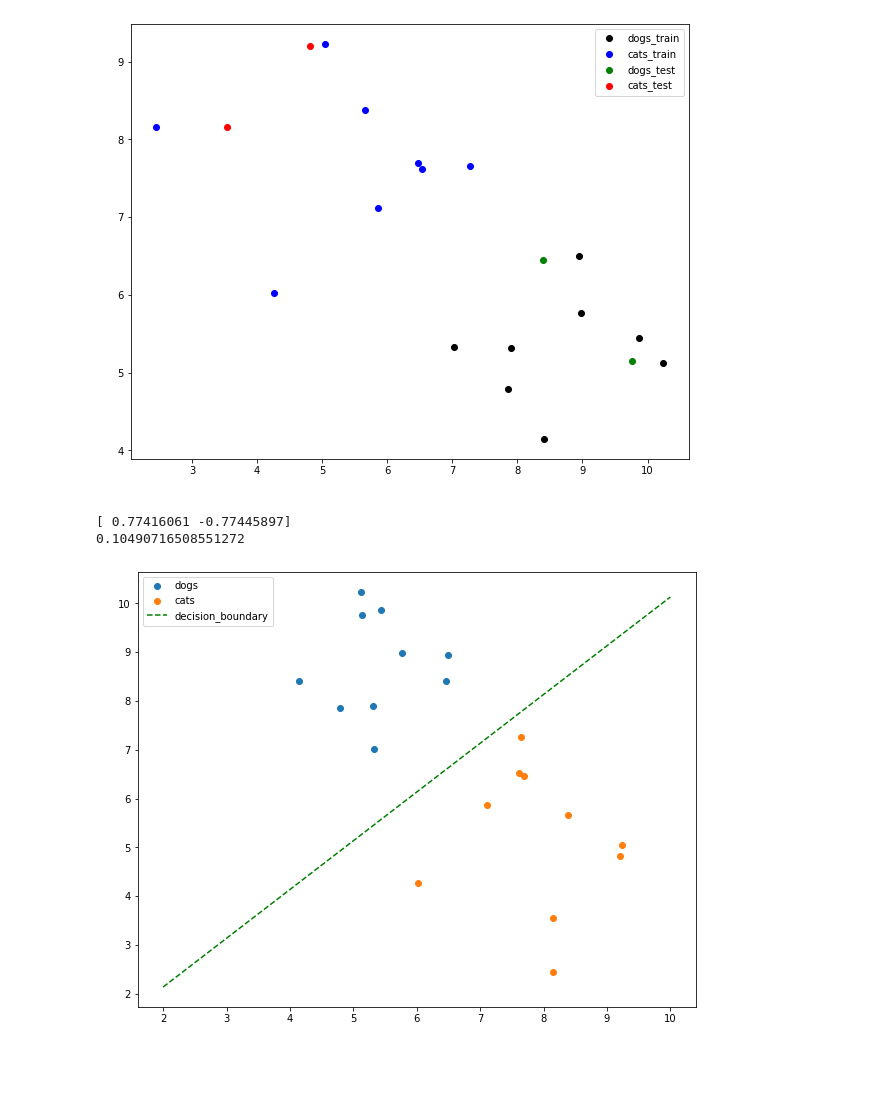
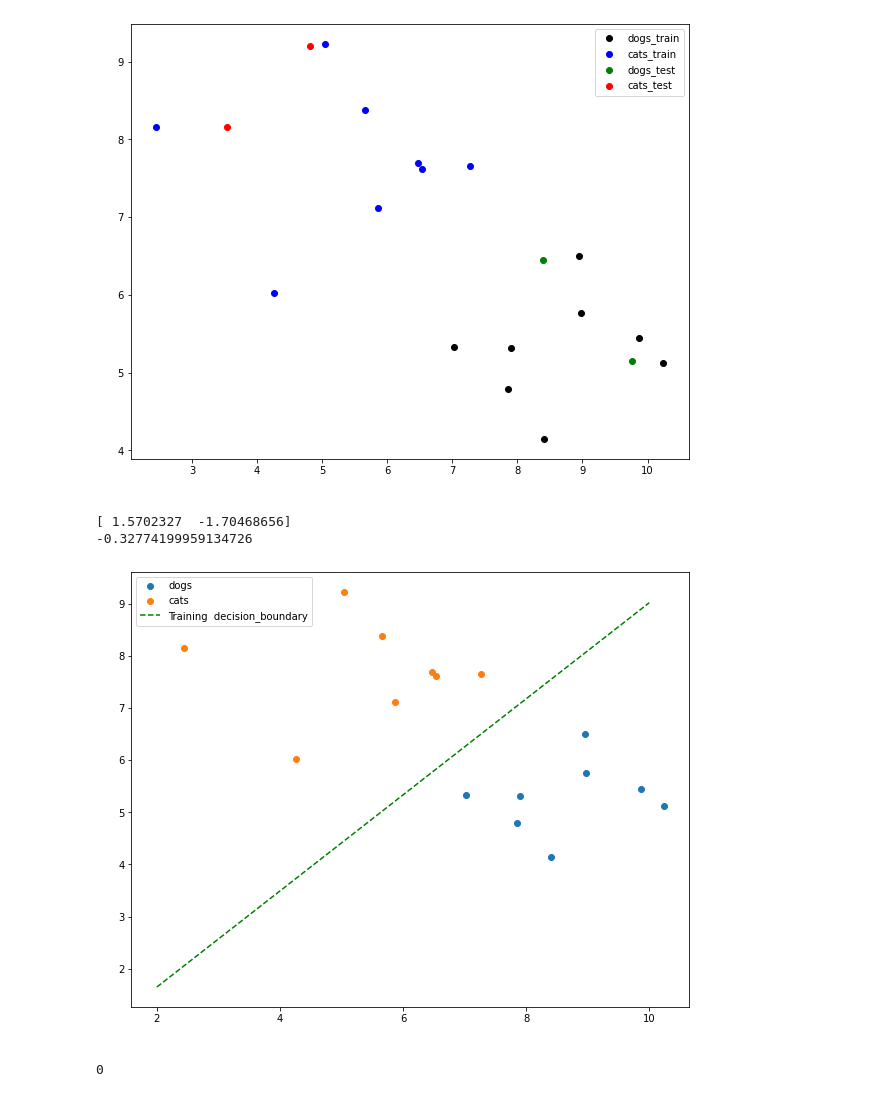
Before and after one commit to vardhanmamidi7/ML, a Jupyter notebook: classification_train.ipynb, the cells around one changed output. Cells and saved outputs as stored; diff of their text form; code cells hidden in the pictures.

Commit message:
commiting the code of linear classifier with  the test and train validation as well as k fold cross validation

```diff
--- a/classification_train.ipynb
+++ b/classification_train.ipynb
@@ -85,7 +83,7 @@ def random_linear_classifier(dogs_data,cats_data,k,d):
       best_theta=theta
       best_theta_not=theta_not
 
-    return best_theta,best_theta_not
+    return best_theta,best_theta_not,best_error
 # %%
 def compute_error(theta,theta_not,dogs_data,cats_data):
     error=0
@@ -97,27 +95,32 @@ def compute_error(theta,theta_not,dogs_data,cats_data):
             error+=1
     return error
 # %%
-k=100
+k=200
 d=2
-best_Theta,best_theta_not=random_linear_classifier(x_train[y_train==0],x_train[y_train==1],k,d)
-print(best_Theta)
-print(best_theta_not)
+best_Theta_train,best_theta_not_train,train_error=random_linear_classifier(x_train[y_train==0],x_train[y_train==1],k,d)
+print(best_Theta_train)
+print(best_theta_not_train)
 # %% [output]
-[ 0.77416061 -0.77445897]
-0.10490716508551272
+[ 1.5702327  -1.70468656]
+-0.32774199959134726
 # %%
 #plotting the decision Boundary
 x_vals=np.linspace(2,10,100)
-y_vals=(-best_Theta[0]/best_Theta[1])*x_vals-(best_theta_not/best_Theta[1])
+y_vals=(-best_Theta_train[0]/best_Theta_train[1])*x_vals-(best_theta_not_train/best_Theta_train[1])
 # %%
 plt.figure(figsize=(10,8))
 
 plt.scatter(x_train[y_train==0][:,0],x_train[y_train==0][:,1],label="dogs")
 plt.scatter(x_train[y_train==1][:,0],x_train[y_train==1][:,1],label="cats")
-plt.plot(x_vals,y_vals,color='green',linestyle='--',label="decision_boundary")
+plt.plot(x_vals,y_vals,color='green',linestyle='--',label="Training  decision_boundary")
 plt.xlabel("whiskerLength",color="white")
 plt.ylabel("ear_flappiness_index",color="white")
 plt.legend()
 plt.show()
 # %% [output]
-[figure, old version]
+[figure, new version]
+# %%
+test_error=compute_error(best_Theta_train,best_theta_not_train,x_test[y_test==0],x_test[y_test==1])
+test_error
+# %% [output]
+0
```
Also changed, not shown: parts of 1 cell of this notebook, 1 other file.
